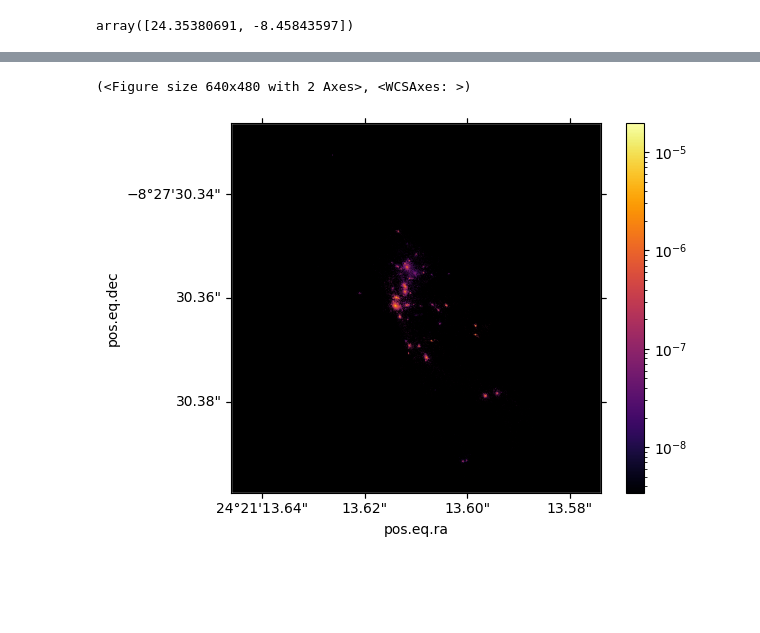
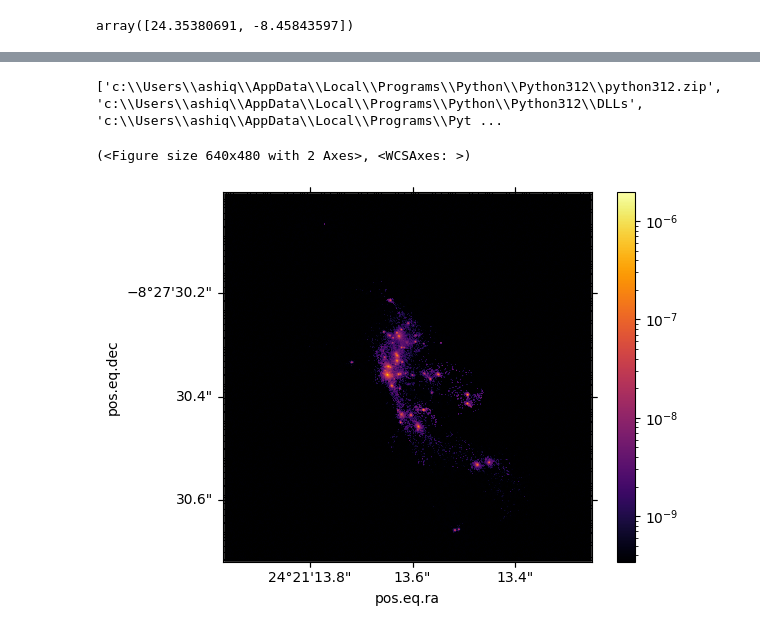
Before and after one commit to aetherumd/pyS99, a Jupyter notebook: nbs_etc/sunrise.ipynb, the cells around one changed output, grey strips where cells are left out. Saved outputs shown, nothing was run; the diff lists cells and outputs as text; code cells hidden in the pictures; blank space fills up the shorter version.

```diff
--- a/nbs_etc/sunrise.ipynb
+++ b/nbs_etc/sunrise.ipynb
@@ -40,8 +62,14 @@ observation = silmaril.Observation(detector,lens,galaxy)
-# %%
-galaxy.plot(resolution=1000)
-# %% [output]
-(<Figure size 640x480 with 2 Axes>, <WCSAxes: >)
-[figure, removed]
+# %%
+import sys
+print(sys.path)
+import sys
+sys.path.append(r"C:\Users\ashiq\OneDrive\Desktop\GEMSTONE\yt_Aether_updated\spectra_codes")
+# from silmaril.silmaril import data
+galaxy.plot(resolution=1000, zoom_factor = 10)
+# %% [output]
+['c:\\Users\\ashiq\\AppData\\Local\\Programs\\Python\\Python312\\python312.zip', 'c:\\Users\\ashiq\\AppData\\Local\\Programs\\Python\\Python312\\DLLs', 'c:\\Users\\ashiq\\AppData\\Local\\Programs\\Pyt ...
+(<Figure size 640x480 with 2 Axes>, <WCSAxes: >)
+[figure, added]
 # %%
 galaxy.pixel_scale(resolution=1000,zoom_factor=1)
 # %% [output]
```
Also changed, not shown: parts of 25 cells of this notebook.
